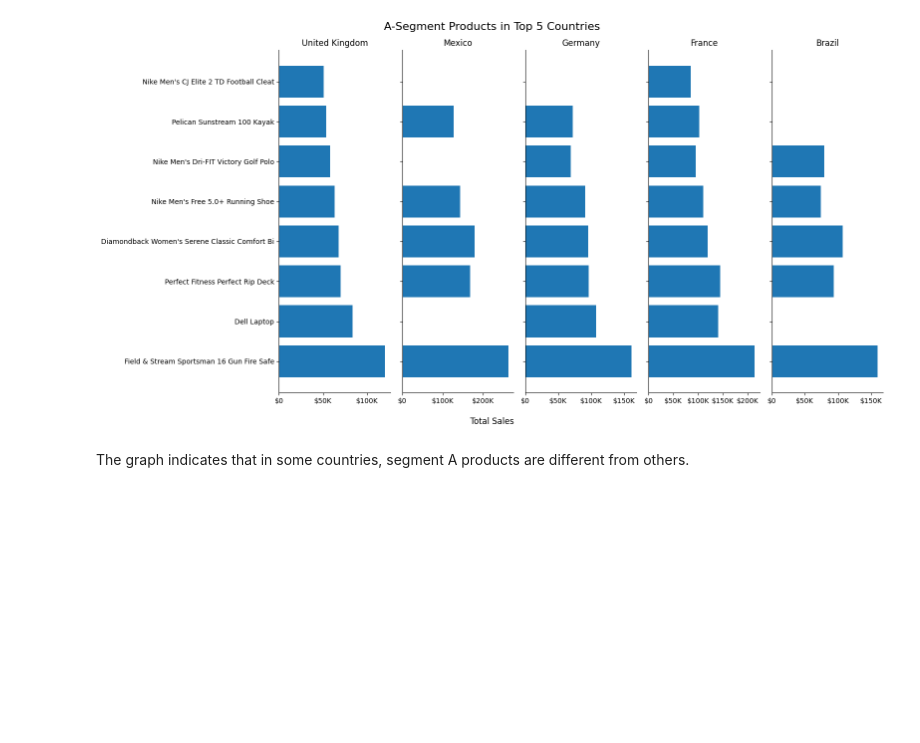
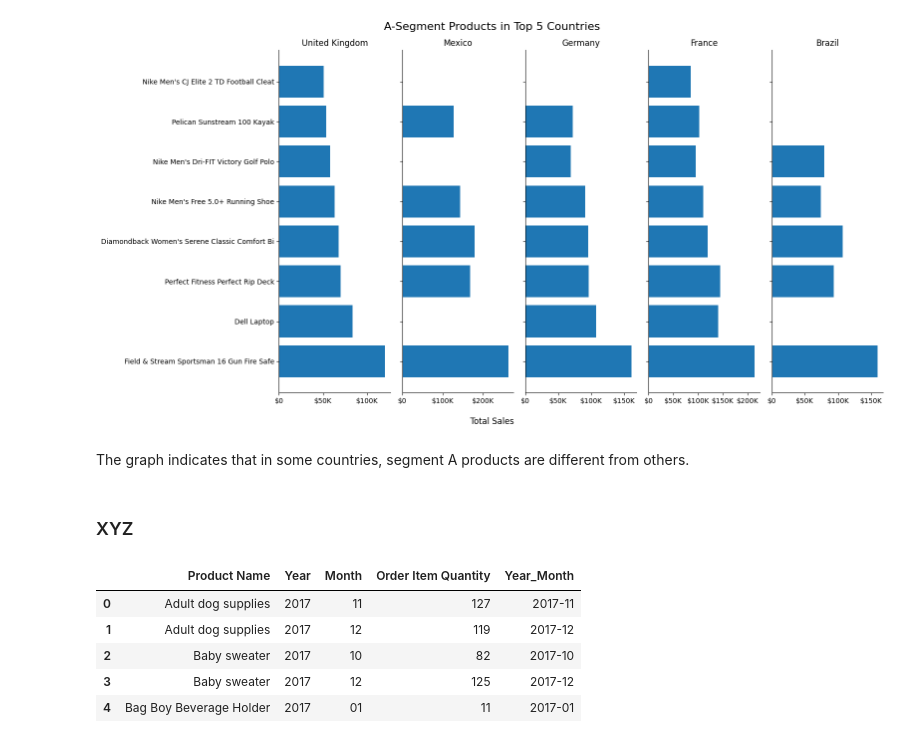
Before and after one commit to emirhansilsupur/supply-chain-analytics-forecasting, a Jupyter notebook: SC_Analytics_Forecasting.ipynb, the cells around one changed output. Saved outputs shown, nothing was run; the diff lists cells and outputs as text; code cells hidden in the pictures; blank space fills up the shorter version.

```diff
--- a/SC_Analytics_Forecasting.ipynb
+++ b/SC_Analytics_Forecasting.ipynb
@@ -966,3 +966,7 @@ plt.show()
 [figure]
 # %% [markdown]
 The graph indicates that in some countries, segment A products are different from others.
+# %% [markdown]
+### XYZ
+# %%
+df_clustering_cp = df_clustering.copy()
@@ -968,0 +981,9 @@ The graph indicates that in some countries, segment A products are different fro
+# %%
+df_cp_agg.head()
+# %% [output]
+|  | Product Name | Year | Month | Order Item Quantity | Year_Month |
+| 0 | Adult dog supplies | 2017 | 11 | 127 | 2017-11 |
+| 1 | Adult dog supplies | 2017 | 12 | 119 | 2017-12 |
+| 2 | Baby sweater | 2017 | 10 | 82 | 2017-10 |
+| 3 | Baby sweater | 2017 | 12 | 125 | 2017-12 |
+| 4 | Bag Boy Beverage Holder | 2017 | 01 | 11 | 2017-01 |
```
Also changed, not shown: parts of 21 cells of this notebook.
